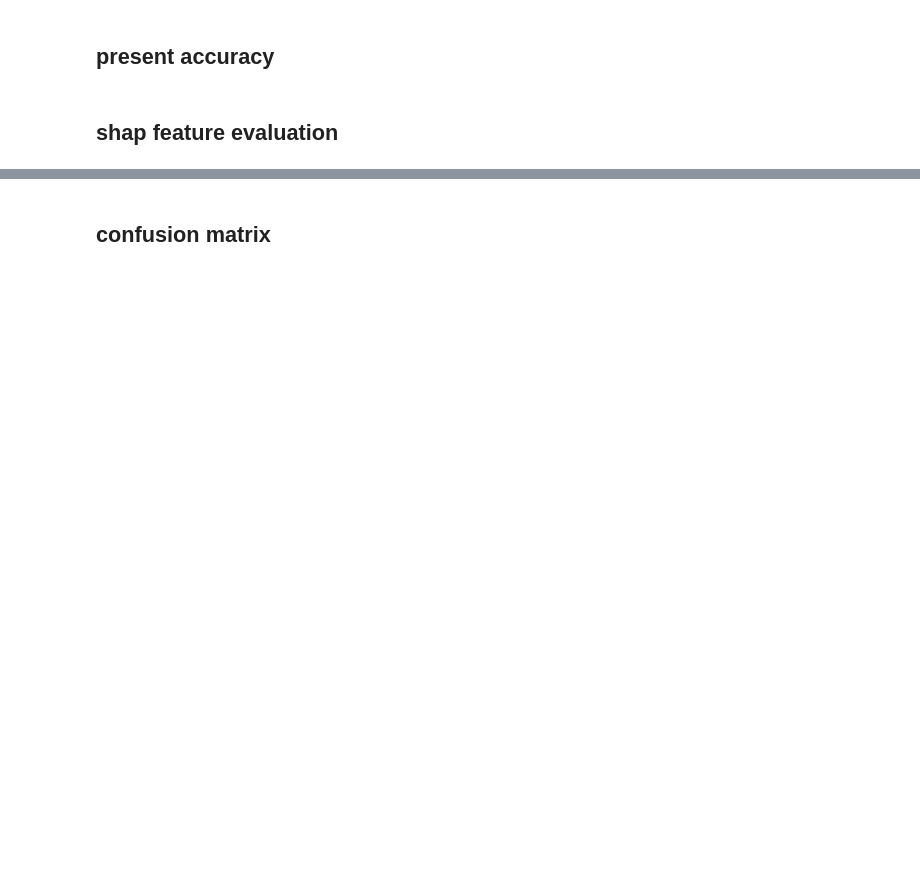
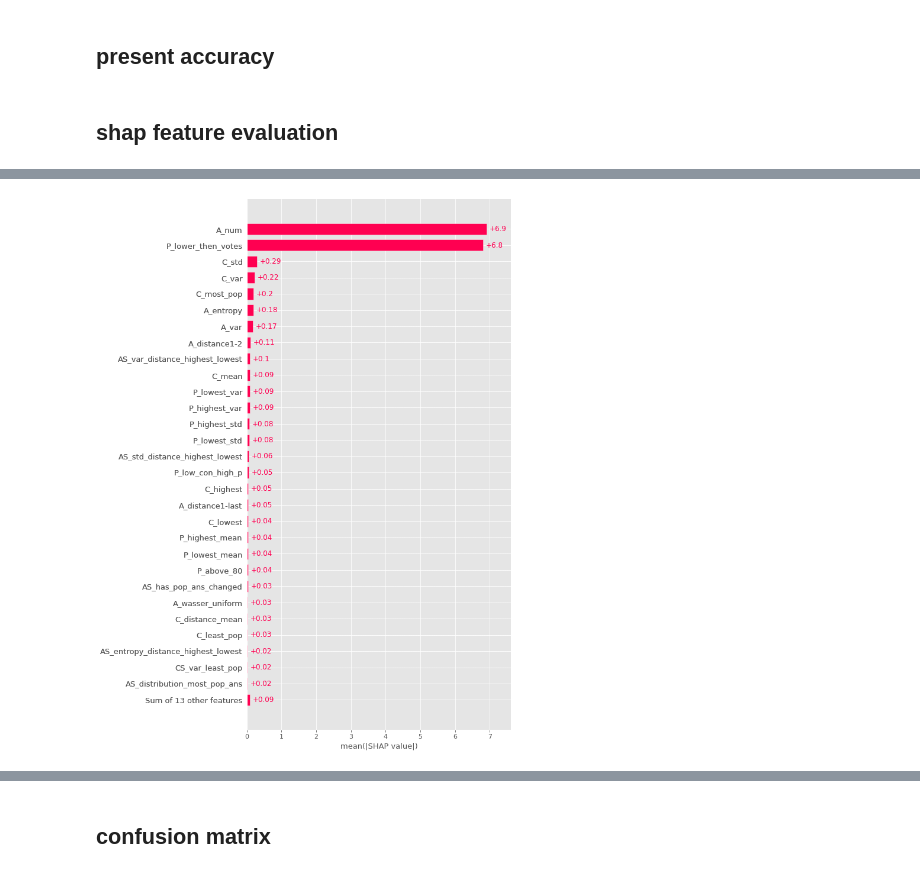
Before and after one commit to OrtalPa/Final_Project_SISE_BGU, a Jupyter notebook: ProjectFramework/Project_notebook.ipynb, the cells around one changed output, grey strips where cells are left out. Cells and saved outputs as stored; diff of their text form; code cells hidden in the pictures; blank space fills up the shorter version.

```diff
--- a/ProjectFramework/Project_notebook.ipynb
+++ b/ProjectFramework/Project_notebook.ipynb
@@ -381,0 +383,4 @@ shap.summary_plot(shap_values[1], features=observations)
+# %%
+shap.plots.bar(shap_values, max_display=30)
+# %% [output]
+[figure, added]
```
Also changed, not shown: parts of 25 cells of this notebook.
